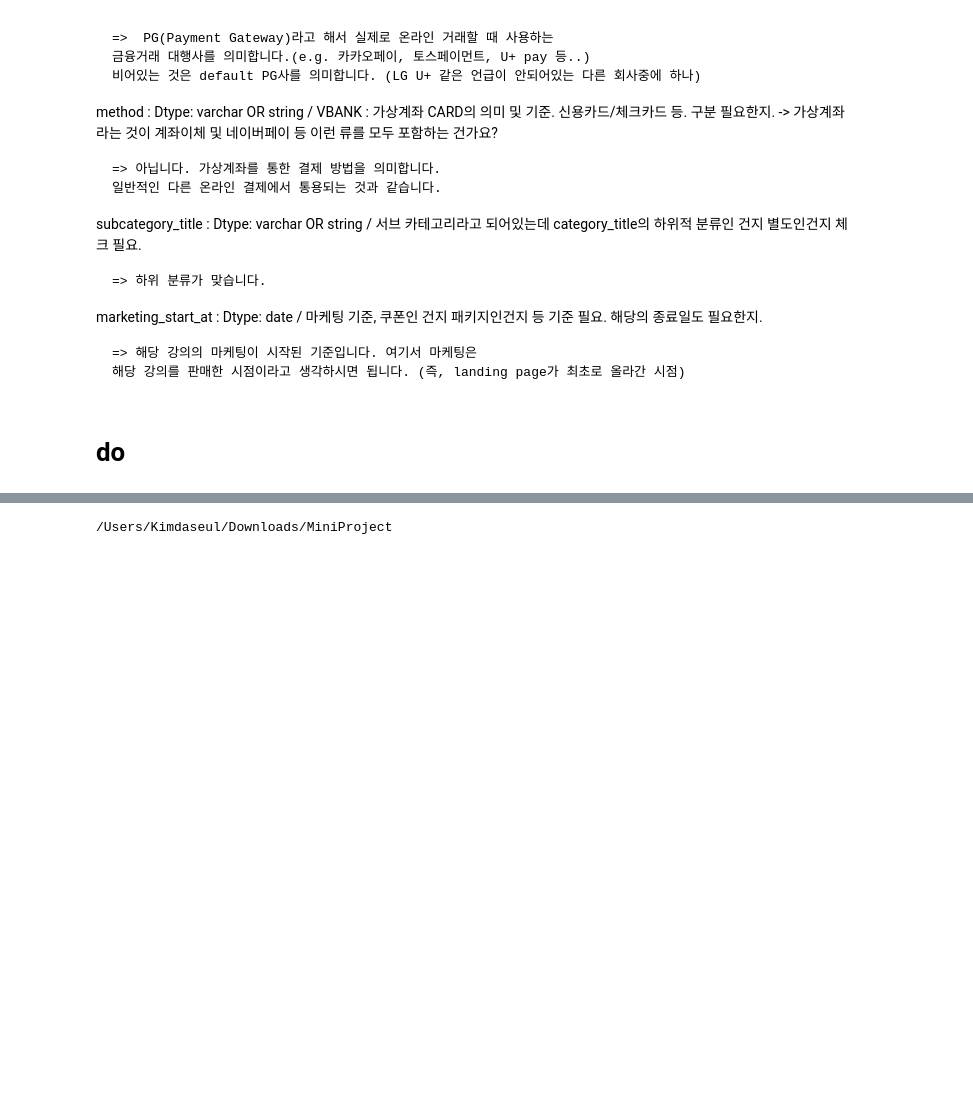
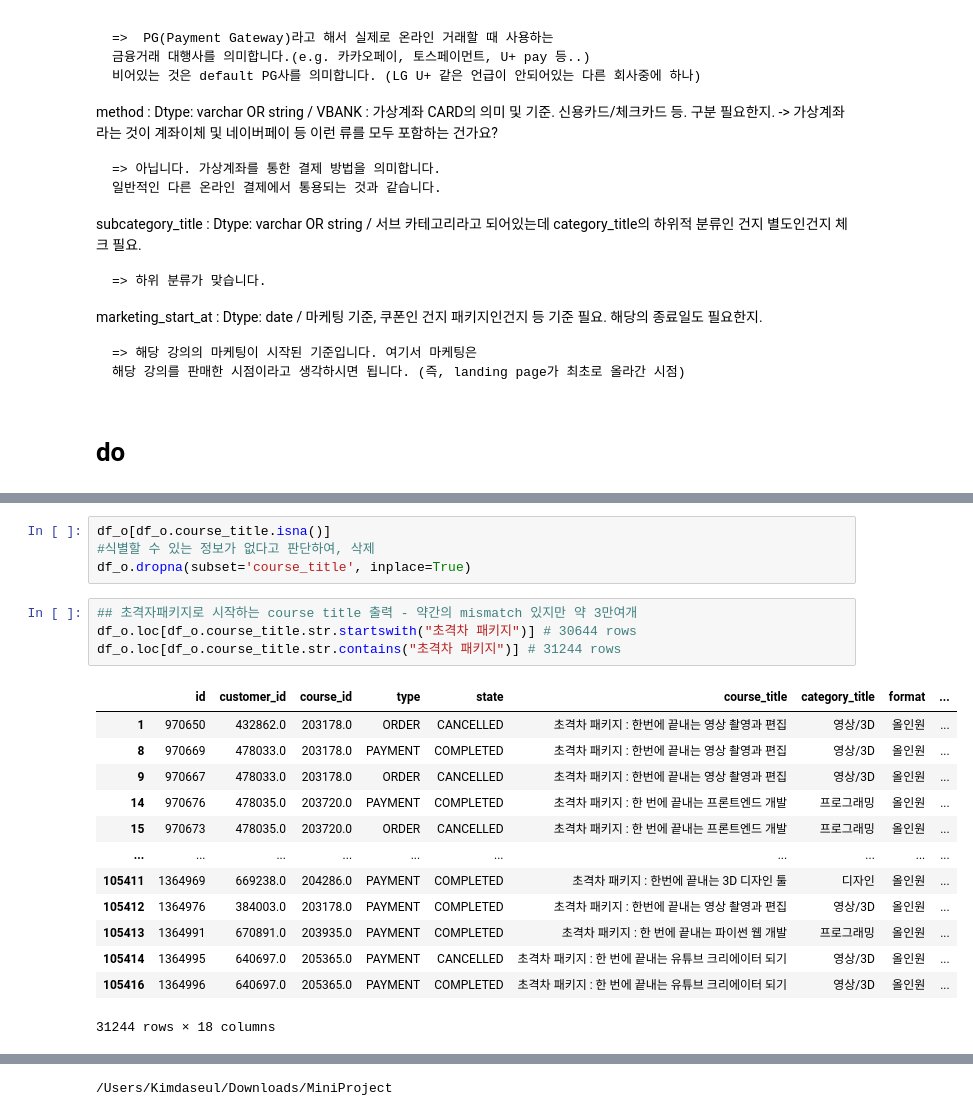
Before and after one commit to archiveJM/fizzbuzz-team, a Jupyter notebook: LJH/mini_project_customer_LJH.ipynb, the cells around one changed output, grey strips where cells are left out. Saved outputs shown, nothing was run; the diff lists cells and outputs as text; blank space fills up the shorter version.

```diff
--- a/LJH/mini_project_customer_LJH.ipynb
+++ b/LJH/mini_project_customer_LJH.ipynb
@@ -337,0 +539,22 @@ marketing_start_at : Dtype: date / 마케팅 기준, 쿠폰인 건지 패키지
+# %%
+df_o[df_o.course_title.isna()]
+#식별할 수 있는 정보가 없다고 판단하여, 삭제
+df_o.dropna(subset='course_title', inplace=True)
+# %%
+## 초격자패키지로 시작하는 course title 출력 - 약간의 mismatch 있지만 약 3만여개
+df_o.loc[df_o.course_title.str.startswith("초격차 패키지")] # 30644 rows
+df_o.loc[df_o.course_title.str.contains("초격차 패키지")] # 31244 rows
+# %% [output]
+|  | id | customer_id | course_id | type | state | course_title | category_title | format | ... |
+| 1 | 970650 | 432862.0 | 203178.0 | ORDER | CANCELLED | 초격차 패키지 : 한번에 끝내는 영상 촬영과 편집 | 영상/3D | 올인원 | ... |
+| 8 | 970669 | 478033.0 | 203178.0 | PAYMENT | COMPLETED | 초격차 패키지 : 한번에 끝내는 영상 촬영과 편집 | 영상/3D | 올인원 | ... |
+| 9 | 970667 | 478033.0 | 203178.0 | ORDER | CANCELLED | 초격차 패키지 : 한번에 끝내는 영상 촬영과 편집 | 영상/3D | 올인원 | ... |
+| 14 | 970676 | 478035.0 | 203720.0 | PAYMENT | COMPLETED | 초격차 패키지 : 한 번에 끝내는 프론트엔드 개발 | 프로그래밍 | 올인원 | ... |
+| 15 | 970673 | 478035.0 | 203720.0 | ORDER | CANCELLED | 초격차 패키지 : 한 번에 끝내는 프론트엔드 개발 | 프로그래밍 | 올인원 | ... |
+| ... | ... | ... | ... | ... | ... | ... | ... | ... | ... |
+| 105411 | 1364969 | 669238.0 | 204286.0 | PAYMENT | COMPLETED | 초격차 패키지 : 한번에 끝내는 3D 디자인 툴 | 디자인 | 올인원 | ... |
+| 105412 | 1364976 | 384003.0 | 203178.0 | PAYMENT | COMPLETED | 초격차 패키지 : 한번에 끝내는 영상 촬영과 편집 | 영상/3D | 올인원 | ... |
+| 105413 | 1364991 | 670891.0 | 203935.0 | PAYMENT | COMPLETED | 초격차 패키지 : 한 번에 끝내는 파이썬 웹 개발 | 프로그래밍 | 올인원 | ... |
+| 105414 | 1364995 | 640697.0 | 205365.0 | PAYMENT | CANCELLED | 초격차 패키지 : 한 번에 끝내는 유튜브 크리에이터 되기 | 영상/3D | 올인원 | ... |
+| 105416 | 1364996 | 640697.0 | 205365.0 | PAYMENT | COMPLETED | 초격차 패키지 : 한 번에 끝내는 유튜브 크리에이터 되기 | 영상/3D | 올인원 | ... |
+31244 rows × 18 columns
```
Also changed, not shown: parts of 64 cells of this notebook.
